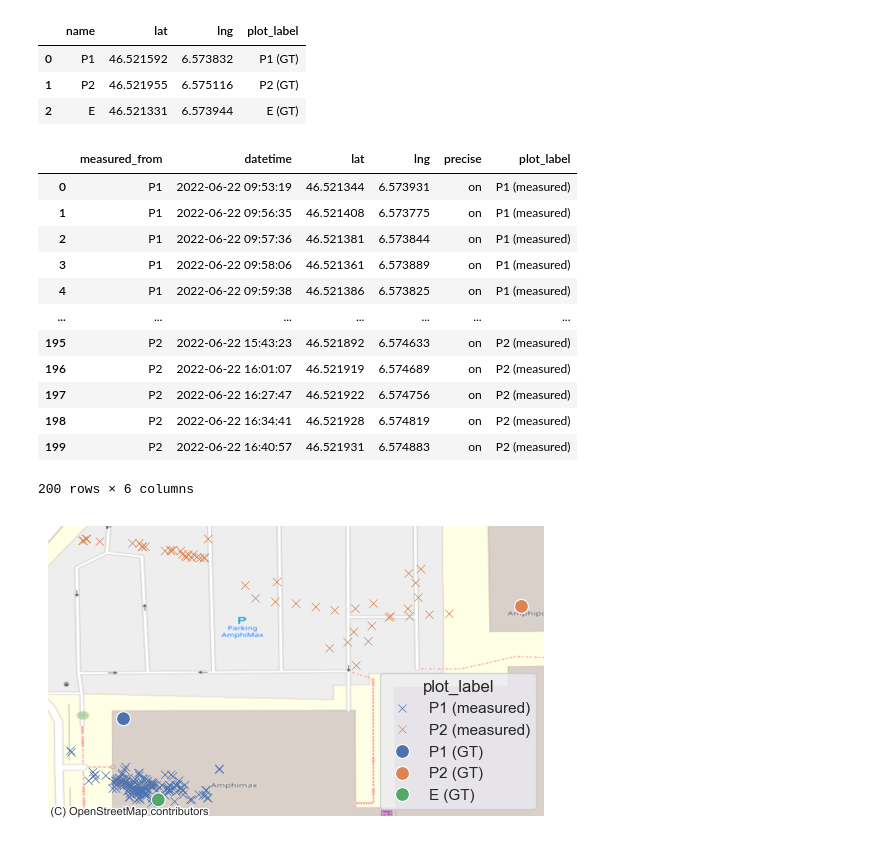
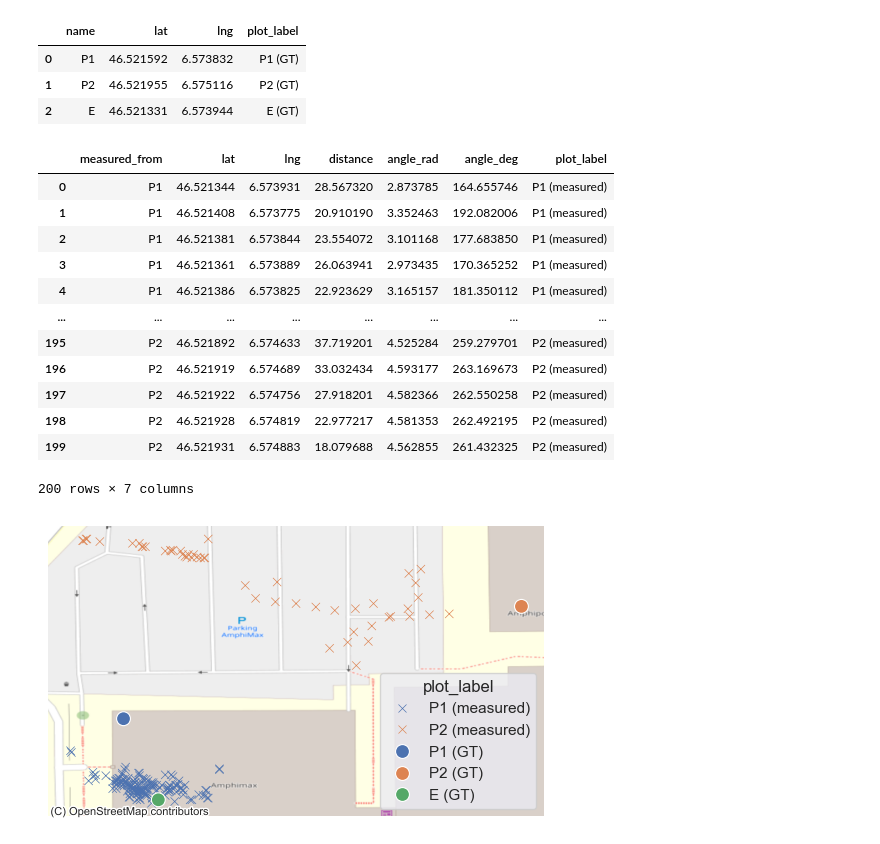
Before and after one commit to KlemenVovk/gps_evaluation, a Jupyter notebook: unil.ipynb, the cells around one changed output. Cells and saved outputs as stored; diff of their text form; code cells hidden in the pictures.

```diff
--- a/unil.ipynb
+++ b/unil.ipynb
@@ -56,20 +47,20 @@ gt_points_df
 | 0 | P1 | 46.521592 | 6.573832 | P1 (GT) |
 | 1 | P2 | 46.521955 | 6.575116 | P2 (GT) |
 | 2 | E | 46.521331 | 6.573944 | E (GT) |
-# %%
-measurements_df
-# %% [output]
-|  | measured_from | datetime | lat | lng | precise | plot_label |
-| 0 | P1 | 2022-06-22 09:53:19 | 46.521344 | 6.573931 | on | P1 (measured) |
-| 1 | P1 | 2022-06-22 09:56:35 | 46.521408 | 6.573775 | on | P1 (measured) |
-| 2 | P1 | 2022-06-22 09:57:36 | 46.521381 | 6.573844 | on | P1 (measured) |
-| 3 | P1 | 2022-06-22 09:58:06 | 46.521361 | 6.573889 | on | P1 (measured) |
-| 4 | P1 | 2022-06-22 09:59:38 | 46.521386 | 6.573825 | on | P1 (measured) |
-| ... | ... | ... | ... | ... | ... | ... |
-| 195 | P2 | 2022-06-22 15:43:23 | 46.521892 | 6.574633 | on | P2 (measured) |
-| 196 | P2 | 2022-06-22 16:01:07 | 46.521919 | 6.574689 | on | P2 (measured) |
-| 197 | P2 | 2022-06-22 16:27:47 | 46.521922 | 6.574756 | on | P2 (measured) |
-| 198 | P2 | 2022-06-22 16:34:41 | 46.521928 | 6.574819 | on | P2 (measured) |
-| 199 | P2 | 2022-06-22 16:40:57 | 46.521931 | 6.574883 | on | P2 (measured) |
-200 rows × 6 columns
+# %%
+transformed_df
+# %% [output]
+|  | measured_from | lat | lng | distance | angle_rad | angle_deg | plot_label |
+| 0 | P1 | 46.521344 | 6.573931 | 28.567320 | 2.873785 | 164.655746 | P1 (measured) |
+| 1 | P1 | 46.521408 | 6.573775 | 20.910190 | 3.352463 | 192.082006 | P1 (measured) |
+| 2 | P1 | 46.521381 | 6.573844 | 23.554072 | 3.101168 | 177.683850 | P1 (measured) |
+| 3 | P1 | 46.521361 | 6.573889 | 26.063941 | 2.973435 | 170.365252 | P1 (measured) |
+| 4 | P1 | 46.521386 | 6.573825 | 22.923629 | 3.165157 | 181.350112 | P1 (measured) |
+| ... | ... | ... | ... | ... | ... | ... | ... |
+| 195 | P2 | 46.521892 | 6.574633 | 37.719201 | 4.525284 | 259.279701 | P2 (measured) |
+| 196 | P2 | 46.521919 | 6.574689 | 33.032434 | 4.593177 | 263.169673 | P2 (measured) |
+| 197 | P2 | 46.521922 | 6.574756 | 27.918201 | 4.582366 | 262.550258 | P2 (measured) |
+| 198 | P2 | 46.521928 | 6.574819 | 22.977217 | 4.581353 | 262.492195 | P2 (measured) |
+| 199 | P2 | 46.521931 | 6.574883 | 18.079688 | 4.562855 | 261.432325 | P2 (measured) |
+200 rows × 7 columns
 # %%
```
Also changed, not shown: parts of 12 cells of this notebook, 6 other files.
